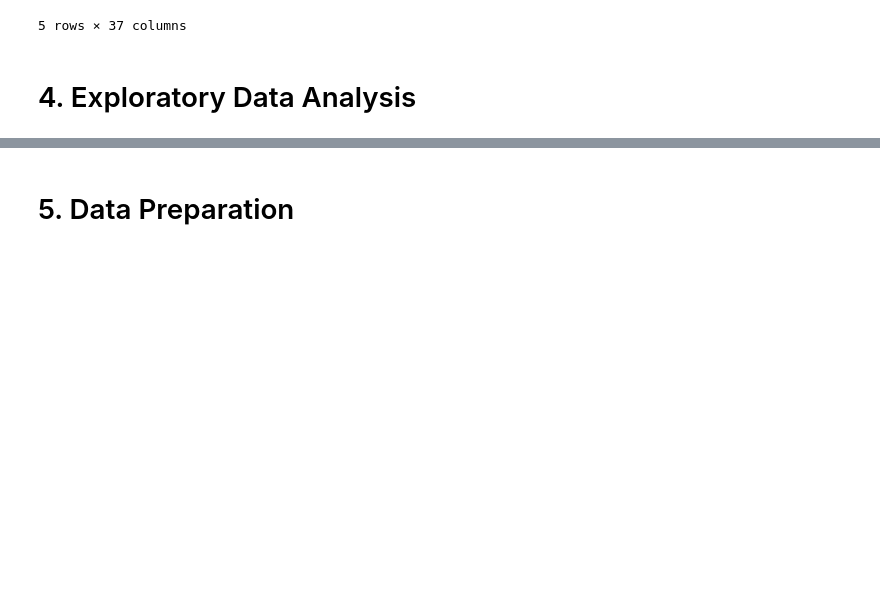
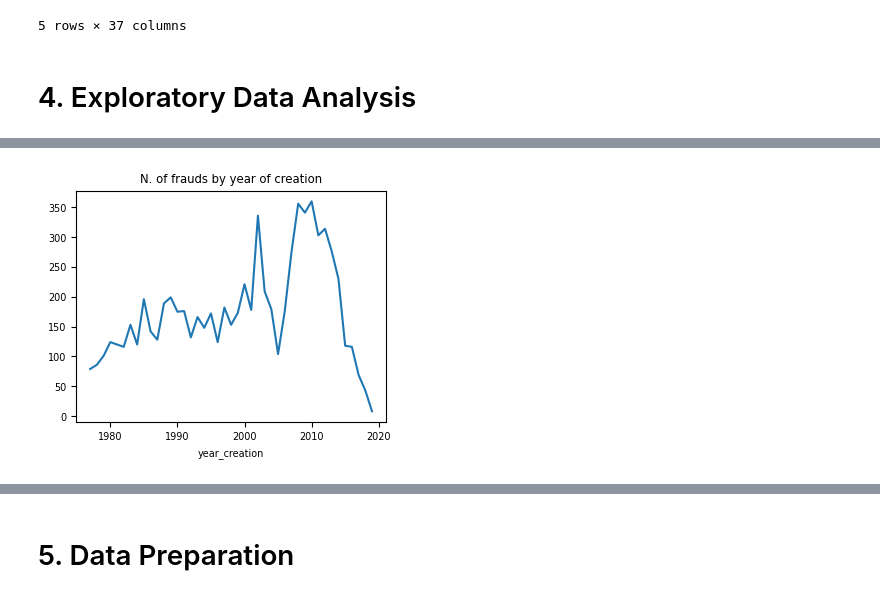
Before and after one commit to mahelvson/GasElectricityFraud, a Jupyter notebook: Final Notebook - Fraud Detection in Gas and Energy.ipynb, the cells around one changed output, grey strips where cells are left out. Saved outputs shown, nothing was run; the diff lists cells and outputs as text; code cells hidden in the pictures; blank space fills up the shorter version.

```diff
--- a/Final Notebook - Fraud Detection in Gas and Energy.ipynb
+++ b/Final Notebook - Fraud Detection in Gas and Energy.ipynb
@@ -390,0 +403,6 @@ df3.head()
+# %%
+plt.figure(figsize=(4,3));
+df4.groupby(by='year_creation').sum()['target'].plot();
+plt.title('N. of frauds by year of creation');
+# %% [output]
+[figure, added]
```
Also changed, not shown: parts of 56 cells of this notebook.
